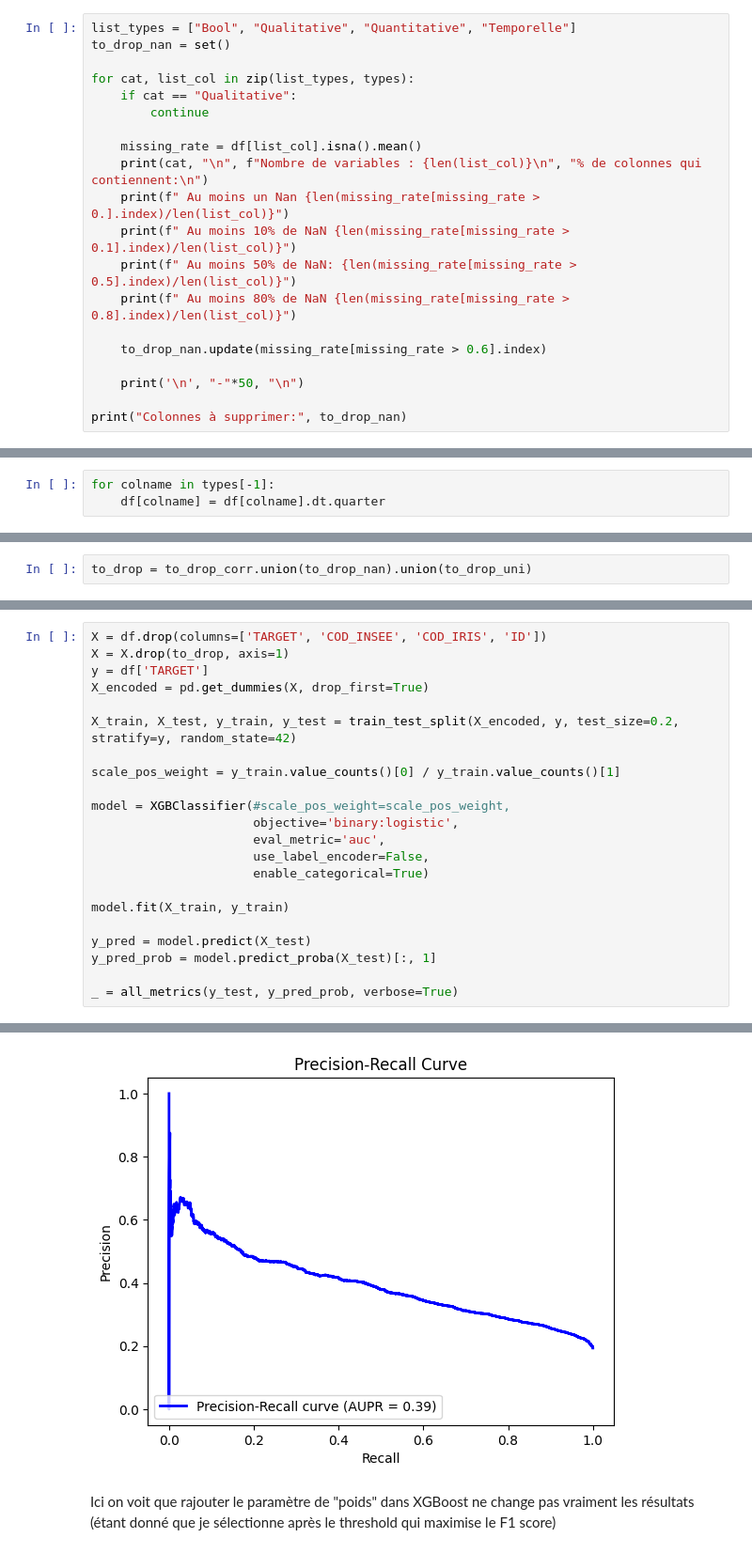
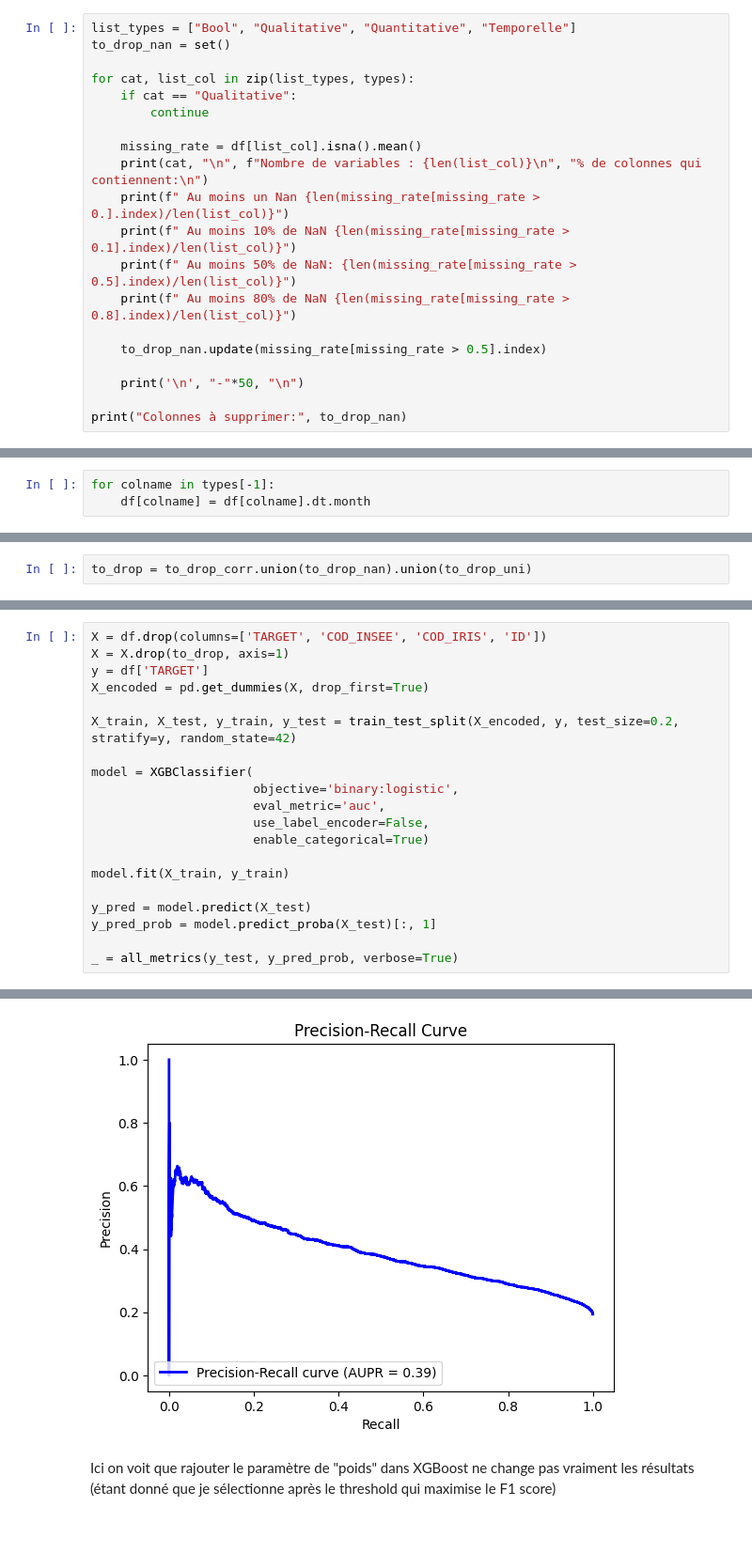
Before and after one commit to QMoayedpour/SGProject, a Jupyter notebook: ntbk/main.ipynb, the cells around one changed output, grey strips where cells are left out. Shown at 94% size. Saved outputs shown, nothing was run; the diff lists cells and outputs as text.

```diff
--- a/ntbk/main.ipynb
+++ b/ntbk/main.ipynb
@@ -137,7 +139,7 @@ for cat, list_col in zip(list_types, types):
     print(f" Au moins 50% de NaN: {len(missing_rate[missing_rate > 0.5].index)/len(list_col)}")
     print(f" Au moins 80% de NaN {len(missing_rate[missing_rate > 0.8].index)/len(list_col)}")
 
-    to_drop_nan.update(missing_rate[missing_rate > 0.6].index)
+    to_drop_nan.update(missing_rate[missing_rate > 0.5].index)
 
     print('\n', "-"*50, "\n")
 
@@ -213,7 +215,7 @@ Colonnes à supprimer (trop de valeurs différentes):
 {'Q28', 'Q34', 'Q12', 'Q11'}
 # %%
 for colname in types[-1]:
-    df[colname] = df[colname].dt.quarter
+    df[colname] = df[colname].dt.month
 # %%
 from xgboost import XGBClassifier, plot_importance
 from sklearn.model_selection import train_test_split
@@ -277,9 +275,7 @@ X_encoded = pd.get_dummies(X, drop_first=True)
 
 X_train, X_test, y_train, y_test = train_test_split(X_encoded, y, test_size=0.2, stratify=y, random_state=42)
 
-scale_pos_weight = y_train.value_counts()[0] / y_train.value_counts()[1]
-
-model = XGBClassifier(#scale_pos_weight=scale_pos_weight,
+model = XGBClassifier(
                       objective='binary:logistic',
                       eval_metric='auc',
                       use_label_encoder=False,
@@ -310,4 +306,4 @@ FPR95% : 0.7328
 [figure]
-[figure, old version]
+[figure, new version]
 # %% [markdown]
 Ici on voit que rajouter le paramètre de "poids" dans XGBoost ne change pas vraiment les résultats (étant donné que je sélectionne après le threshold qui maximise le F1 score)
```
Also changed, not shown: parts of 12 cells of this notebook.
